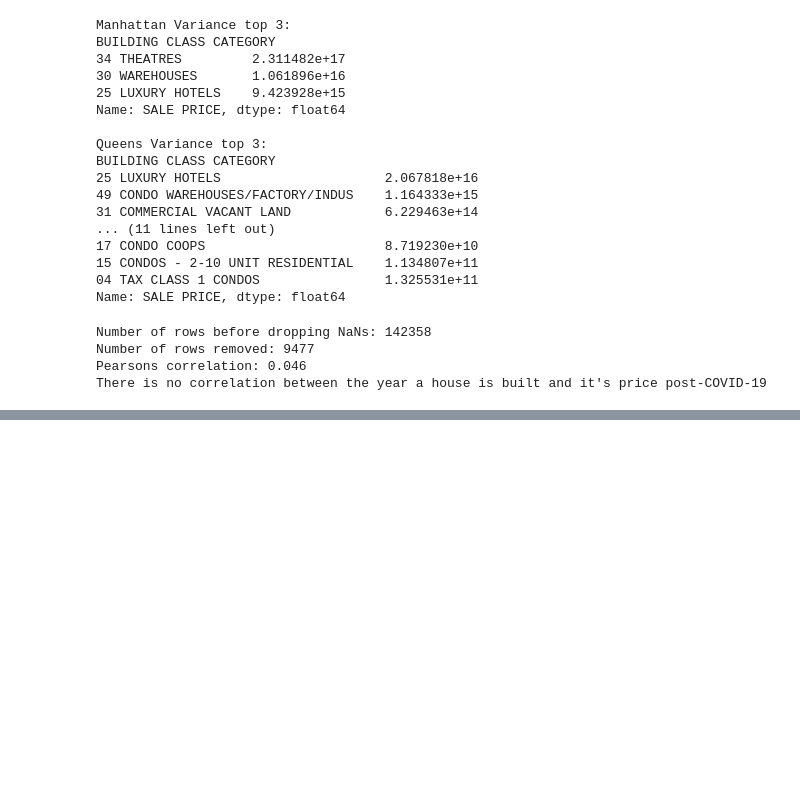
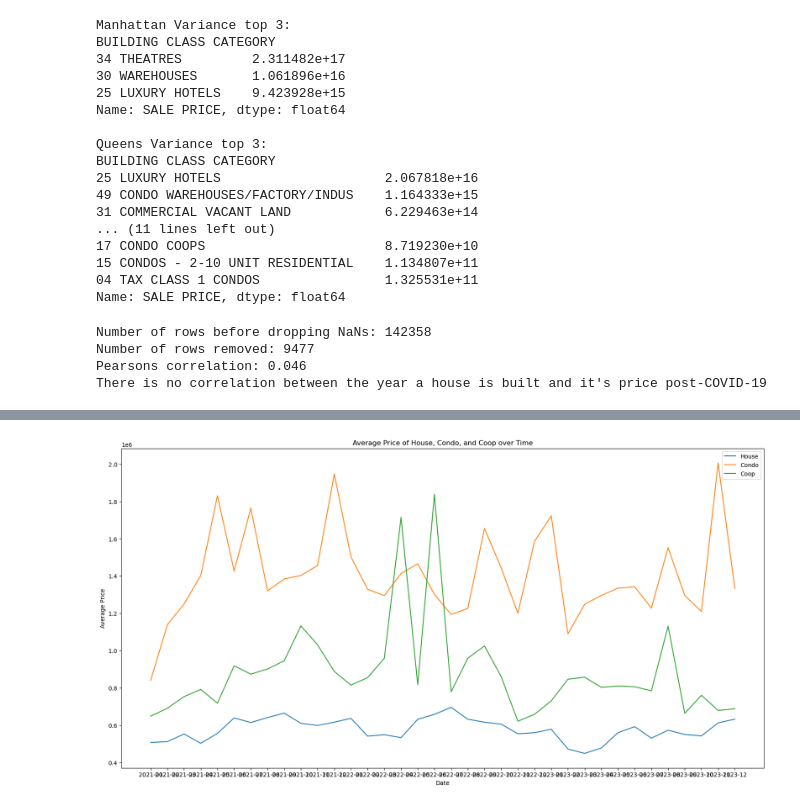
Before and after one commit to Liamsalass/Data_Analytics, a Jupyter notebook: A1/A1.ipynb, the cells around one changed output, grey strips where cells are left out. Cells and saved outputs as stored; diff of their text form; code cells hidden in the pictures; blank space fills up the shorter version.

```diff
--- a/A1/A1.ipynb
+++ b/A1/A1.ipynb
@@ -206,0 +224,42 @@ There is no correlation between the year a house is built and it's price post-CO
+# %%
+# Q3
+# NOTE: Do you want us to ONLY look at houses? So that being the 01, 02, and 03 categories? Or do you want us to look at all the categories?
+# I'm assuming we're looking at all the categories
+
+#print ("\nTypes of Houses in the Dataset:")
+#print (house_types)
+
+house_data = data[data['BUILDING CLASS CATEGORY'] == '01 ONE FAMILY DWELLINGS']
+house_data = house_data[['SALE PRICE', 'SALE DATE']]
+
+condo_data = data[data['BUILDING CLASS CATEGORY'] == '15 CONDOS - 2-10 UNIT RESIDENTIAL']
+condo_data = condo_data[['SALE PRICE', 'SALE DATE']]
+
+coop_data = data[data['BUILDING CLASS CATEGORY'] == '10 COOPS - ELEVATOR APARTMENTS']
+coop_data = coop_data[['SALE PRICE', 'SALE DATE']]
+
+house_data['SALE DATE'] = pd.to_datetime(house_data['SALE DATE'])
+house_data['SALE DATE'] = house_data['SALE DATE'].dt.strftime('%Y-%m')
+
+condo_data['SALE DATE'] = pd.to_datetime(condo_data['SALE DATE'])
+condo_data['SALE DATE'] = condo_data['SALE DATE'].dt.strftime('%Y-%m')
+
+coop_data['SALE DATE'] = pd.to_datetime(coop_data['SALE DATE'])
+coop_data['SALE DATE'] = coop_data['SALE DATE'].dt.strftime('%Y-%m')
+
+house_data = house_data.groupby('SALE DATE')['SALE PRICE'].mean()
+condo_data = condo_data.groupby('SALE DATE')['SALE PRICE'].mean()
+coop_data = coop_data.groupby('SALE DATE')['SALE PRICE'].mean()
+
+plt.figure(figsize=(20,10))
+plt.plot(house_data, label='House')
+plt.plot(condo_data, label='Condo')
+plt.plot(coop_data, label='Coop')
+plt.legend()
+plt.title('Average Price of House, Condo, and Coop over Time')
+plt.xlabel('Date')
+plt.ylabel('Average Price')
+
+plt.show()
+# %% [output]
+[figure, added]
```
Also changed, not shown: parts of 11 cells of this notebook.
